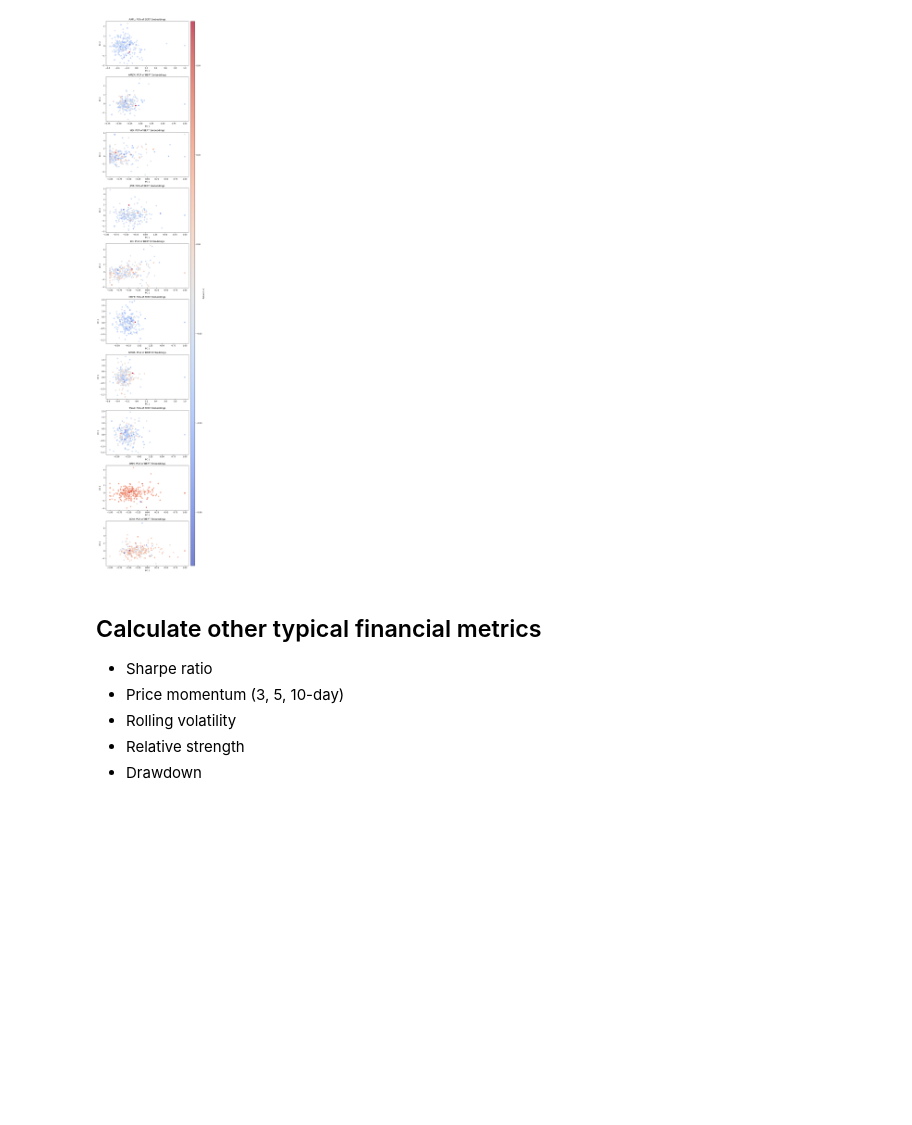
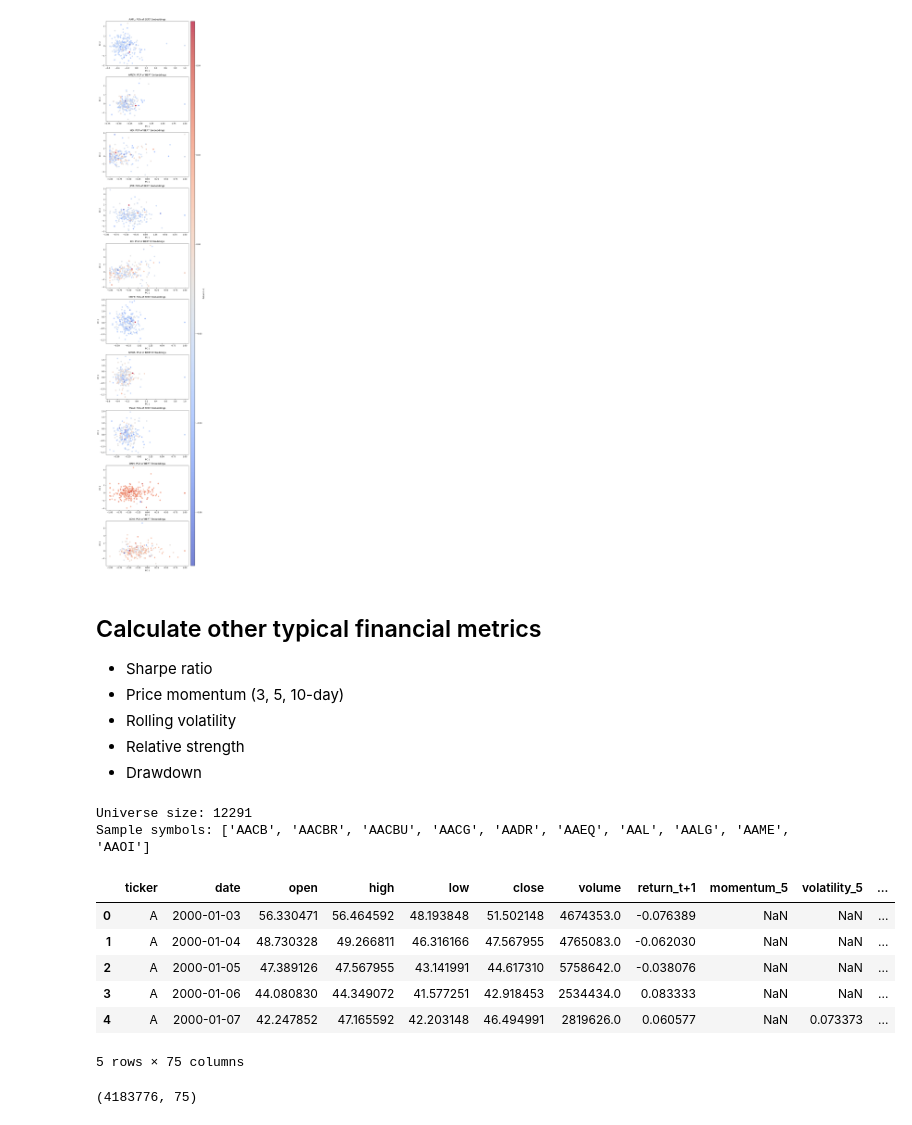
Before and after one commit to asacco-97/multimodal-stock-ranking, a Jupyter notebook: notebooks/eda.ipynb, the cells around one changed output. Cells and saved outputs as stored; diff of their text form; code cells hidden in the pictures; blank space fills up the shorter version.

```diff
--- a/notebooks/eda.ipynb
+++ b/notebooks/eda.ipynb
@@ -260,0 +326,24 @@ plt.show()
+# %%
+import pandas as pd
+
+NASDAQ_URL = "https://www.nasdaqtrader.com/dynamic/SymDir/nasdaqlisted.txt"
+OTHER_URL = "https://www.nasdaqtrader.com/dynamic/SymDir/otherlisted.txt"
+
+nasdaq = pd.read_csv(NASDAQ_URL, sep="|")
+other = pd.read_csv(OTHER_URL, sep="|")
+
+symbols = (
+    pd.concat([
+        nasdaq["Symbol"],
+        other["ACT Symbol"]
+    ])
+    .dropna()
+    .unique()
+    .tolist()
+)
+
+print(f"Universe size: {len(symbols)}")
+print(f"Sample symbols: {symbols[:10]}")
+# %% [output]
+Universe size: 12291
+Sample symbols: ['AACB', 'AACBR', 'AACBU', 'AACG', 'AADR', 'AAEQ', 'AAL', 'AALG', 'AAME', 'AAOI']
@@ -260,0 +472,17 @@ plt.show()
+# %%
+import pandas as pd
+df = pd.read_parquet("../data/processed/final_dataset.parquet")
+# %%
+df.head()
+# %% [output]
+|  | ticker | date | open | high | low | close | volume | return_t+1 | momentum_5 | volatility_5 | ... |
+| 0 | A | 2000-01-03 | 56.330471 | 56.464592 | 48.193848 | 51.502148 | 4674353.0 | -0.076389 | NaN | NaN | ... |
+| 1 | A | 2000-01-04 | 48.730328 | 49.266811 | 46.316166 | 47.567955 | 4765083.0 | -0.062030 | NaN | NaN | ... |
+| 2 | A | 2000-01-05 | 47.389126 | 47.567955 | 43.141991 | 44.617310 | 5758642.0 | -0.038076 | NaN | NaN | ... |
+| 3 | A | 2000-01-06 | 44.080830 | 44.349072 | 41.577251 | 42.918453 | 2534434.0 | 0.083333 | NaN | NaN | ... |
+| 4 | A | 2000-01-07 | 42.247852 | 47.165592 | 42.203148 | 46.494991 | 2819626.0 | 0.060577 | NaN | 0.073373 | ... |
+5 rows × 75 columns
+# %%
+df.shape
+# %% [output]
+(4183776, 75)
```
Also changed, not shown: parts of 7 cells of this notebook.
